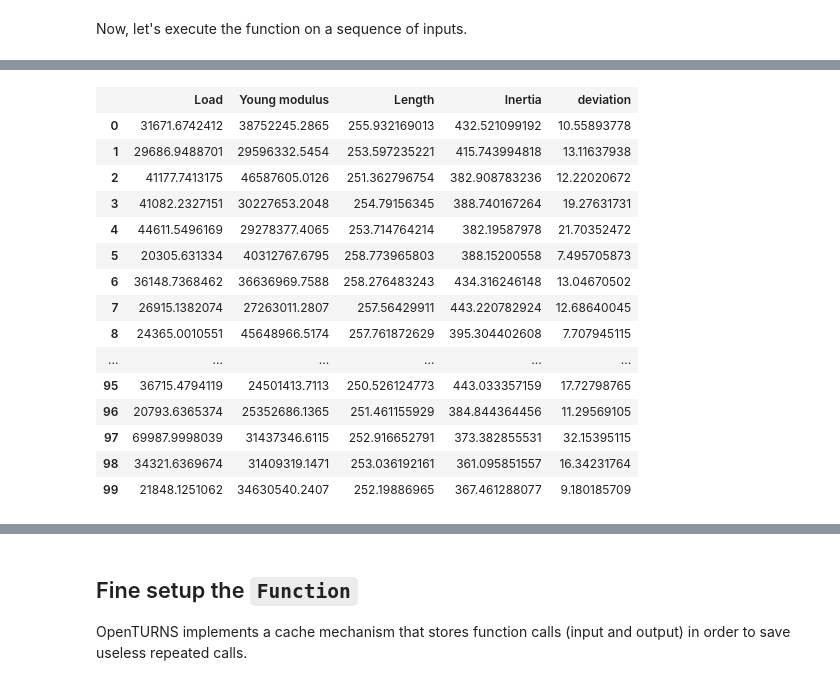
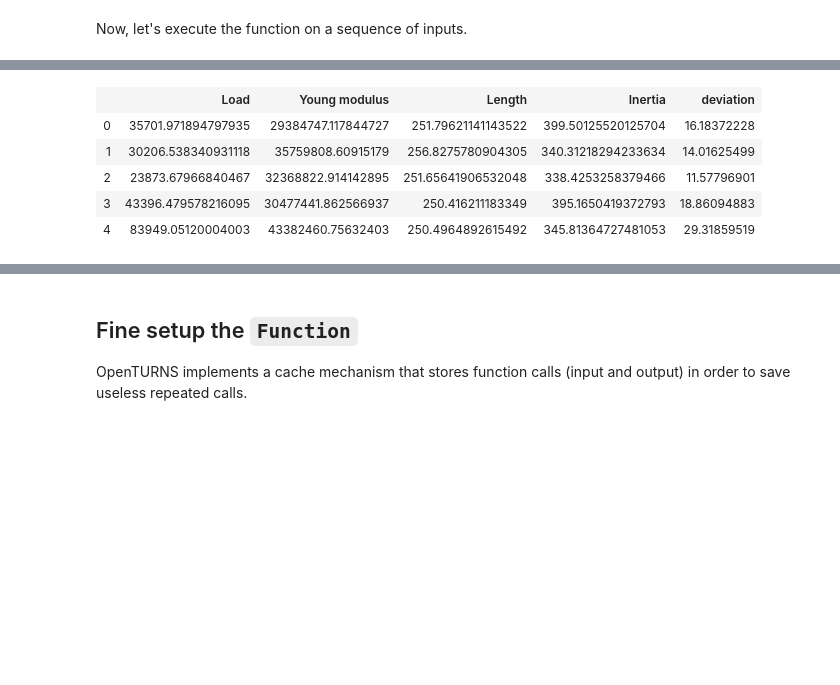
Before and after one commit to mbaudin47/hpcuqtraining, a Jupyter notebook: 2020/Scripts/Central_tendency/TP2_wrapper_Central_dispersion_otwrapy.ipynb, the cells around one changed output, grey strips where cells are left out. Cells and saved outputs as stored; diff of their text form; code cells hidden in the pictures; blank space fills up the shorter version.

```diff
--- a/2020/Scripts/Central_tendency/TP2_wrapper_Central_dispersion_otwrapy.ipynb
+++ b/2020/Scripts/Central_tendency/TP2_wrapper_Central_dispersion_otwrapy.ipynb
@@ -136,3 +144,5 @@ model.setDescription(list(X_distribution.getDescription()) + ['deviation'])
 # %% [markdown]
 Now, let's execute the function on a sequence of inputs.
+# %%
+sampleSize = 50
 # %%
@@ -143,4 +153,4 @@ RuntimeError: InternalException : Python exception: RuntimeError: _exec_sample d
 # %%
-some_inputs = X_distribution.getSample(100)
+some_inputs = X_distribution.getSample(sampleSize)
 %time some_outputs = model(some_inputs)
 # %% [output]
@@ -166,24 +159,14 @@ RuntimeError: InternalException : Python exception: BrokenProcessPool: A task ha
 # %%
 inputs_outputs = ot.Sample(some_inputs)
 inputs_outputs.stack(some_outputs)
-inputs_outputs
+inputs_outputs[:5, :]
 # %% [output]
 |  | Load | Young modulus | Length | Inertia | deviation |
-| 0 | 31671.6742412 | 38752245.2865 | 255.932169013 | 432.521099192 | 10.55893778 |
-| 1 | 29686.9488701 | 29596332.5454 | 253.597235221 | 415.743994818 | 13.11637938 |
-| 2 | 41177.7413175 | 46587605.0126 | 251.362796754 | 382.908783236 | 12.22020672 |
-| 3 | 41082.2327151 | 30227653.2048 | 254.79156345 | 388.740167264 | 19.27631731 |
-| 4 | 44611.5496169 | 29278377.4065 | 253.714764214 | 382.19587978 | 21.70352472 |
-| 5 | 20305.631334 | 40312767.6795 | 258.773965803 | 388.15200558 | 7.495705873 |
-| 6 | 36148.7368462 | 36636969.7588 | 258.276483243 | 434.316246148 | 13.04670502 |
-| 7 | 26915.1382074 | 27263011.2807 | 257.56429911 | 443.220782924 | 12.68640045 |
-| 8 | 24365.0010551 | 45648966.5174 | 257.761872629 | 395.304402608 | 7.707945115 |
-| ... | ... | ... | ... | ... | ... |
-| 95 | 36715.4794119 | 24501413.7113 | 250.526124773 | 443.033357159 | 17.72798765 |
-| 96 | 20793.6365374 | 25352686.1365 | 251.461155929 | 384.844364456 | 11.29569105 |
-| 97 | 69987.9998039 | 31437346.6115 | 252.916652791 | 373.382855531 | 32.15395115 |
-| 98 | 34321.6369674 | 31409319.1471 | 253.036192161 | 361.095851557 | 16.34231764 |
-| 99 | 21848.1251062 | 34630540.2407 | 252.19886965 | 367.461288077 | 9.180185709 |
+| 0 | 35701.971894797935 | 29384747.117844727 | 251.79621141143522 | 399.50125520125704 | 16.18372228 |
+| 1 | 30206.538340931118 | 35759808.60915179 | 256.8275780904305 | 340.31218294233634 | 14.01625499 |
+| 2 | 23873.67966840467 | 32368822.914142895 | 251.65641906532048 | 338.4253258379466 | 11.57796901 |
+| 3 | 43396.479578216095 | 30477441.862566937 | 250.416211183349 | 395.1650419372793 | 18.86094883 |
+| 4 | 83949.05120004003 | 43382460.75632403 | 250.4964892615492 | 345.81364727481053 | 29.31859519 |
 # %%
 print('Class : ', model.getClassName())
 print('Input : ', model.getDescription())
```
Also changed, not shown: parts of 25 cells of this notebook, 1 other file.
